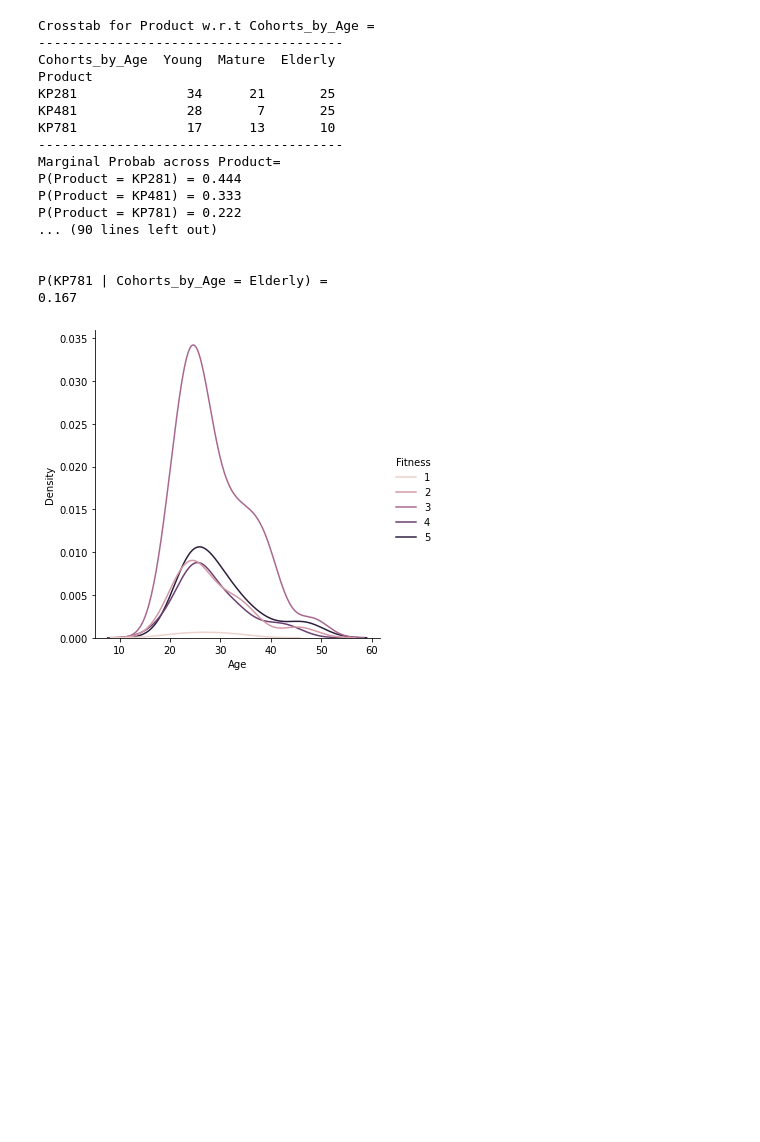
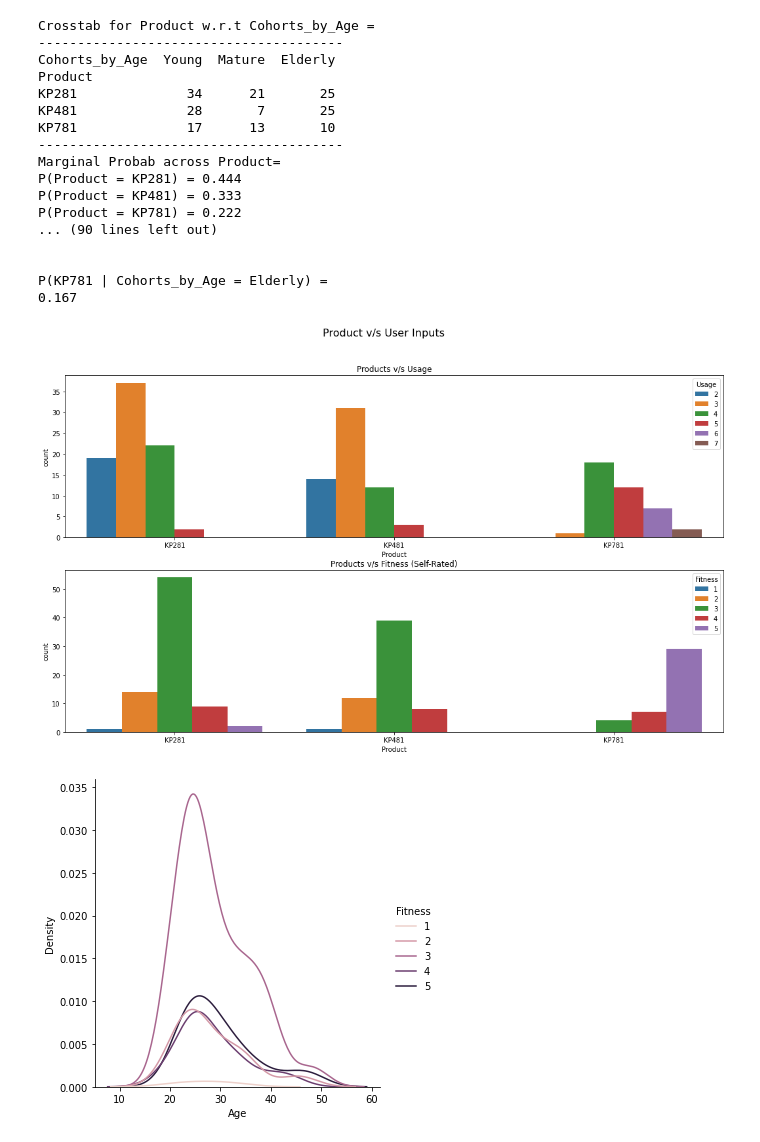
Before and after one commit to trehansalil/treadmill_case_study, a Jupyter notebook: treadmill_data_analysis.ipynb, the cells around one changed output. Drawn from its saved outputs; the diff is of its cells as text; code cells hidden in the pictures; blank space fills up the shorter version.

```diff
--- a/treadmill_data_analysis.ipynb
+++ b/treadmill_data_analysis.ipynb
@@ -532,6 +639,29 @@ P(Product = KP781) = 0.222
 
 P(KP781 | Cohorts_by_Age = Elderly) =
 0.167
+# %%
+# Marital Status v/s Products Purchased
+plt.figure(figsize=(18, 10))
+
+plt.subplot(2, 1, 1)
+sns.countplot(x=df['Product'], hue = df['Usage'])
+plt.title("Products v/s Usage", fontsize=12)
+
+plt.subplot(2, 1, 2)
+sns.countplot(x=df['Product'], hue = df['Fitness'])
+plt.title("Products v/s Fitness (Self-Rated)", fontsize=12)
+# plt.show()
+
+# plt.subplot(3, 1, 3)
+# sns.countplot(x=df['Product'], hue = df['Miles'])
+# plt.title("Products v/s Miles (Target Set)", fontsize=12)
+# plt.show()
+
+
+plt.suptitle("Product v/s User Inputs", fontsize=16)
+plt.show()
+# %% [output]
+[figure, added]
 # %%
 data = df.loc[:, :]
 
```
Also changed, not shown: parts of 20 cells of this notebook.
